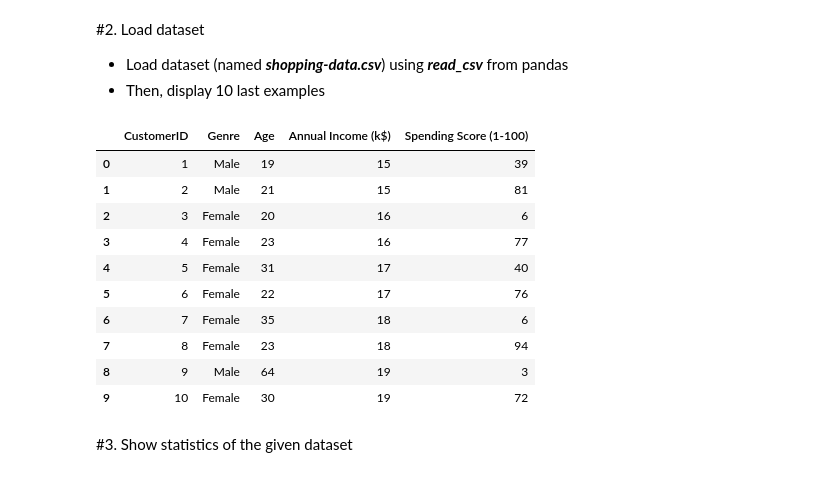
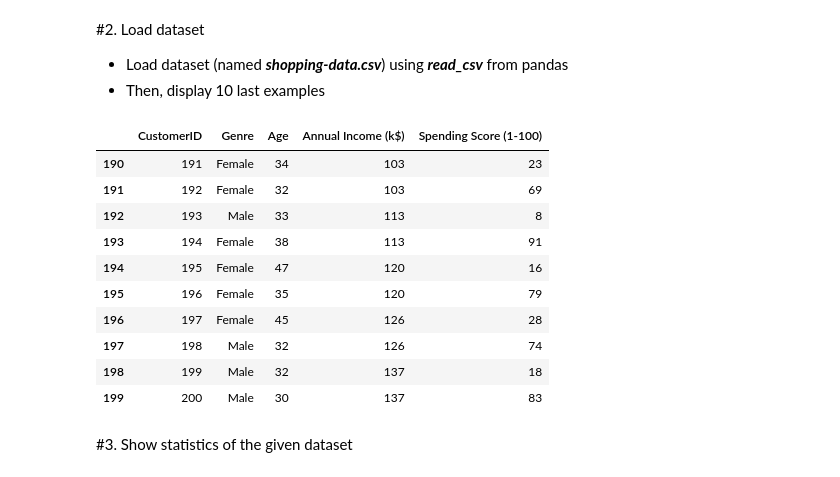
Before and after one commit to nguyenvanlenh/ML_Labs, a Jupyter notebook: Lab_2_20130303_NguyenVanLenh.ipynb, the cells around one changed output. Drawn from its saved outputs; the diff is of its cells as text; code cells hidden in the pictures.

```diff
--- a/Lab_2_20130303_NguyenVanLenh.ipynb
+++ b/Lab_2_20130303_NguyenVanLenh.ipynb
@@ -29,19 +29,19 @@ import pandas as pd
 # %%
 # code
 dataset = pd.read_csv('shopping-data.csv')
-dataset.head(10)
+dataset.tail(10)
 # %% [output]
 |  | CustomerID | Genre | Age | Annual Income (k$) | Spending Score (1-100) |
-| 0 | 1 | Male | 19 | 15 | 39 |
-| 1 | 2 | Male | 21 | 15 | 81 |
-| 2 | 3 | Female | 20 | 16 | 6 |
-| 3 | 4 | Female | 23 | 16 | 77 |
-| 4 | 5 | Female | 31 | 17 | 40 |
-| 5 | 6 | Female | 22 | 17 | 76 |
-| 6 | 7 | Female | 35 | 18 | 6 |
-| 7 | 8 | Female | 23 | 18 | 94 |
-| 8 | 9 | Male | 64 | 19 | 3 |
-| 9 | 10 | Female | 30 | 19 | 72 |
+| 190 | 191 | Female | 34 | 103 | 23 |
+| 191 | 192 | Female | 32 | 103 | 69 |
+| 192 | 193 | Male | 33 | 113 | 8 |
+| 193 | 194 | Female | 38 | 113 | 91 |
+| 194 | 195 | Female | 47 | 120 | 16 |
+| 195 | 196 | Female | 35 | 120 | 79 |
+| 196 | 197 | Female | 45 | 126 | 28 |
+| 197 | 198 | Male | 32 | 126 | 74 |
+| 198 | 199 | Male | 32 | 137 | 18 |
+| 199 | 200 | Male | 30 | 137 | 83 |
 # %% [markdown]
 #3. Show statistics of the given dataset
 # %%
```
